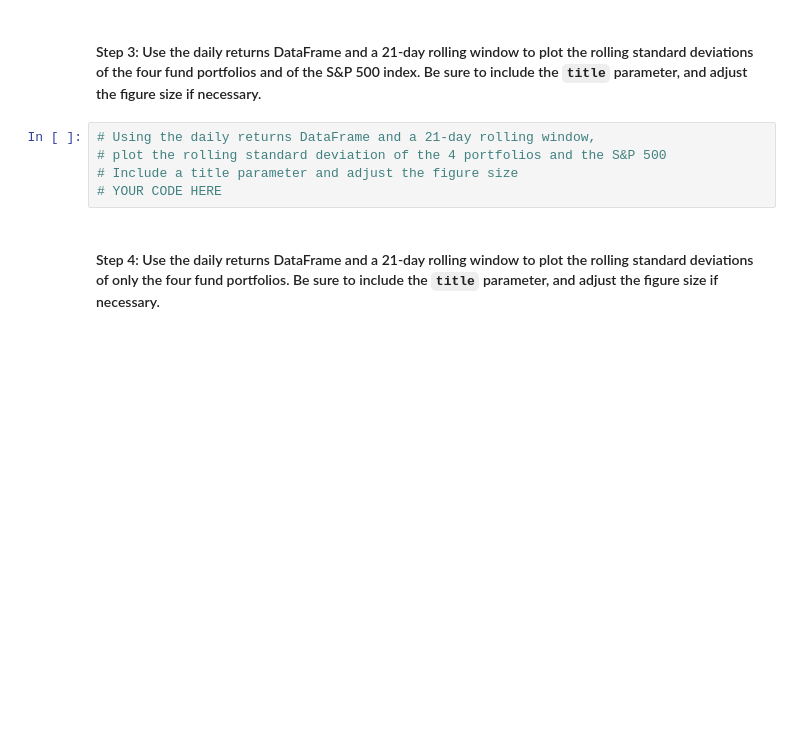
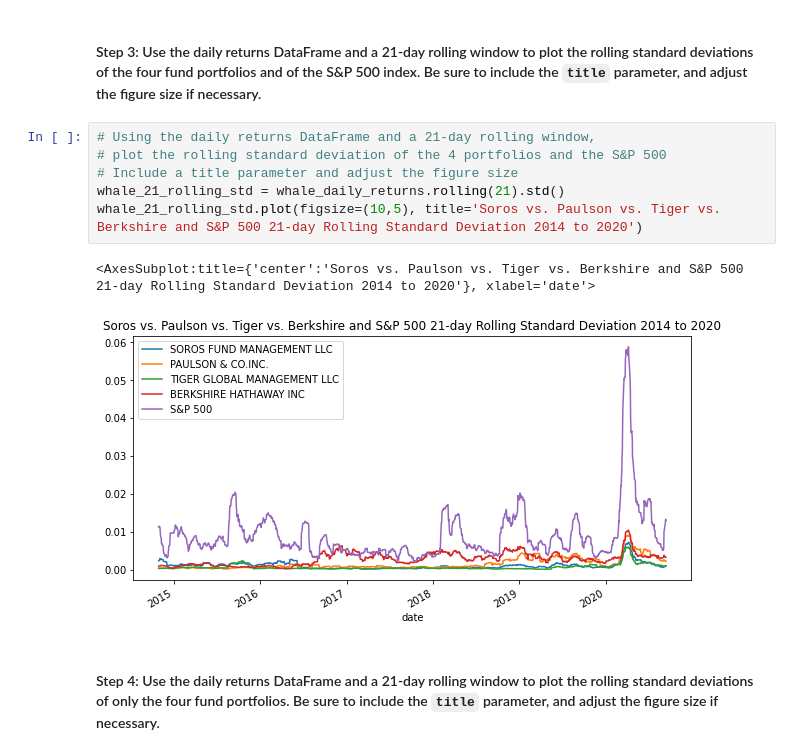
Before and after one commit to n8patterson/portfolio_risk_analysis, a Jupyter notebook: risk_return_analysis.ipynb, the cells around one changed output. Saved outputs shown, nothing was run; the diff lists cells and outputs as text; blank space fills up the shorter version.

```diff
--- a/risk_return_analysis.ipynb
+++ b/risk_return_analysis.ipynb
@@ -368,8 +386,12 @@ Evaluate the risk profile of each portfolio by using the standard deviation and
 # %%
 # Using the daily returns DataFrame and a 21-day rolling window,
 # plot the rolling standard deviation of the 4 portfolios and the S&P 500
 # Include a title parameter and adjust the figure size
-# YOUR CODE HERE
+whale_21_rolling_std = whale_daily_returns.rolling(21).std()
+whale_21_rolling_std.plot(figsize=(10,5), title='Soros vs. Paulson vs. Tiger vs. Berkshire and S&P 500 21-day Rolling Standard Deviation 2014 to 2020')
+# %% [output]
+<AxesSubplot:title={'center':'Soros vs. Paulson vs. Tiger vs. Berkshire and S&P 500 21-day Rolling Standard Deviation 2014 to 2020'}, xlabel='date'>
+[figure, added]
 # %% [markdown]
 #### Step 4: Use the daily returns DataFrame and a 21-day rolling window to plot the rolling standard deviations of only the four fund portfolios. Be sure to include the `title` parameter, and adjust the figure size if necessary.
 # %%
```
Also changed, not shown: parts of 4 cells of this notebook.
